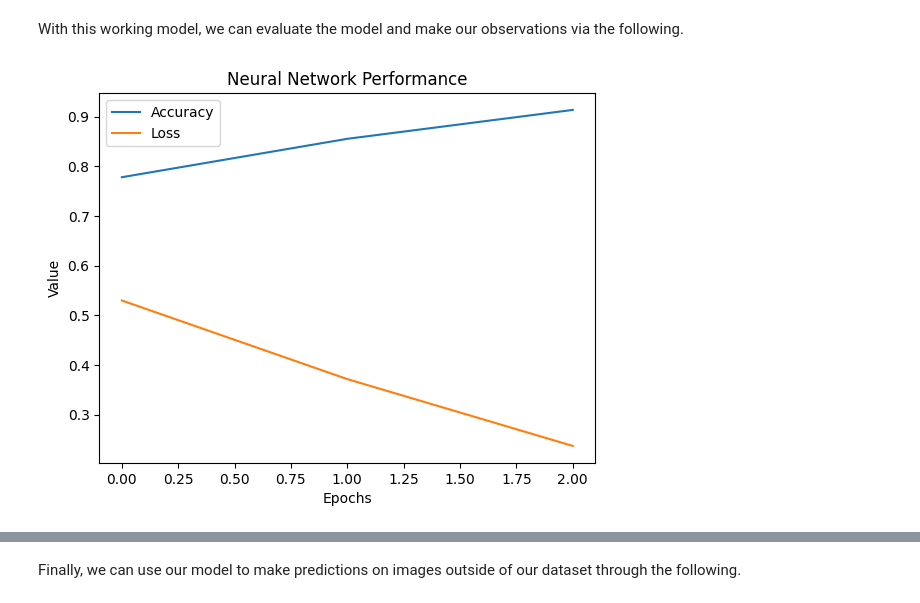
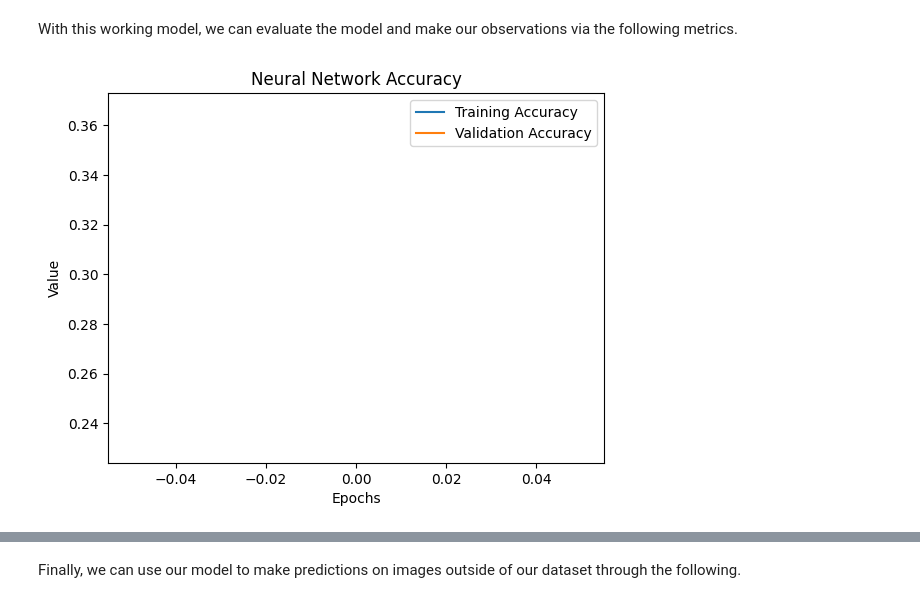
Before and after one commit to nzajk/brain-scan-classification, a Jupyter notebook: model.ipynb, the cells around one changed output, grey strips where cells are left out. Cells and saved outputs as stored; diff of their text form; code cells hidden in the pictures.

```diff
--- a/model.ipynb
+++ b/model.ipynb
@@ -99,2 +74,30 @@ In order to test this model we need to get our training data and perform the sam
+# %%
+num_classes = len(np.unique(y_train))
+
+def build_model(num_classes=4, input_shape=(256, 256, 1)):
+    model = tf.keras.models.Sequential([
+        tf.keras.layers.Conv2D(64, kernel_size=7, activation='relu', padding="SAME",input_shape=input_shape),
+        tf.keras.layers.MaxPooling2D(pool_size=2),
+        tf.keras.layers.Conv2D(128, kernel_size=3, activation='relu', padding="SAME"),
+        tf.keras.layers.Conv2D(128, kernel_size=3, activation='relu', padding="SAME"),
+        tf.keras.layers.MaxPooling2D(pool_size=2),
+        tf.keras.layers.Conv2D(256, kernel_size=3, activation='relu', padding="SAME"),
+        tf.keras.layers.Conv2D(256, kernel_size=3, activation='relu', padding="SAME"),
+        tf.keras.layers.MaxPooling2D(pool_size=2),
+        tf.keras.layers.Flatten(),
+        tf.keras.layers.Dense(128, activation='relu'),
+        tf.keras.layers.Dropout(0.5),
+        tf.keras.layers.Dense(64, activation='relu'),
+        tf.keras.layers.Dropout(0.5),
+        tf.keras.layers.Dense(num_classes, activation='softmax'),
+    ])
+
+    model.compile(optimizer='adam',
+                loss='sparse_categorical_crossentropy',
+                metrics=['accuracy'])
+
+    return model
 # %%
-history = model.fit(x_train, y_train, batch_size=16, epochs=5, validation_data=(x_test, y_test))
+def train_model(model, x_train, y_train, x_test, y_test, batch_size=0, epochs=10):
+    history = model.fit(x_train, y_train, batch_size=batch_size, epochs=epochs, validation_data=(x_test, y_test))
+    return history
@@ -107,0 +104,3 @@ Epoch 3/3
+# %%
+model = build_model()
+history = train_model(model, x_train, y_train, x_test, y_test, epochs=1)
@@ -108,15 +109,15 @@ Epoch 3/3
 # %% [markdown]
-With this working model, we can evaluate the model and make our observations via the following.
+With this working model, we can evaluate the model and make our observations via the following metrics.
 # %%
-def plot_metrics(history):
+def plot_accuracy(history):
     plt.plot(history.history['accuracy'])
-    plt.plot(history.history['loss'])
+    plt.plot(history.history['val_accuracy'])
     plt.xlabel('Epochs')
     plt.ylabel('Value')
-    plt.legend(['Accuracy', 'Loss'])
-    plt.title('Neural Network Performance')
+    plt.legend(['Training Accuracy', 'Validation Accuracy'])
+    plt.title('Neural Network Accuracy')
     plt.show()
 # %%
-plot_metrics(history)
+plot_accuracy(history)
 # %% [output]
-[figure, old version]
+[figure, new version]
```
Also changed, not shown: parts of 18 cells of this notebook.
